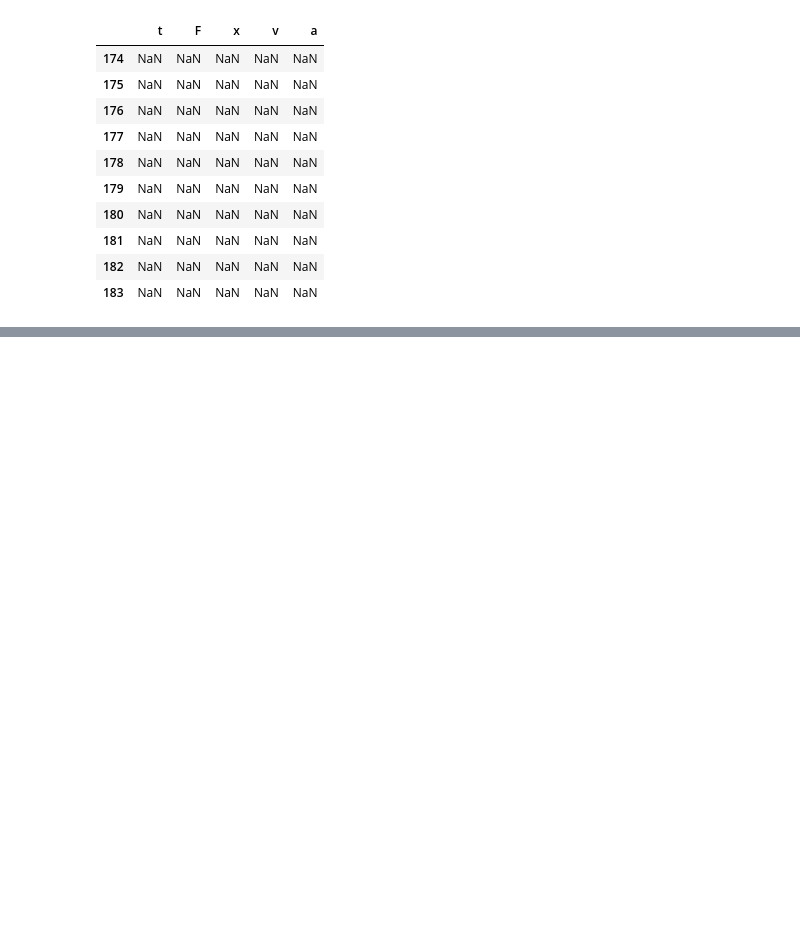
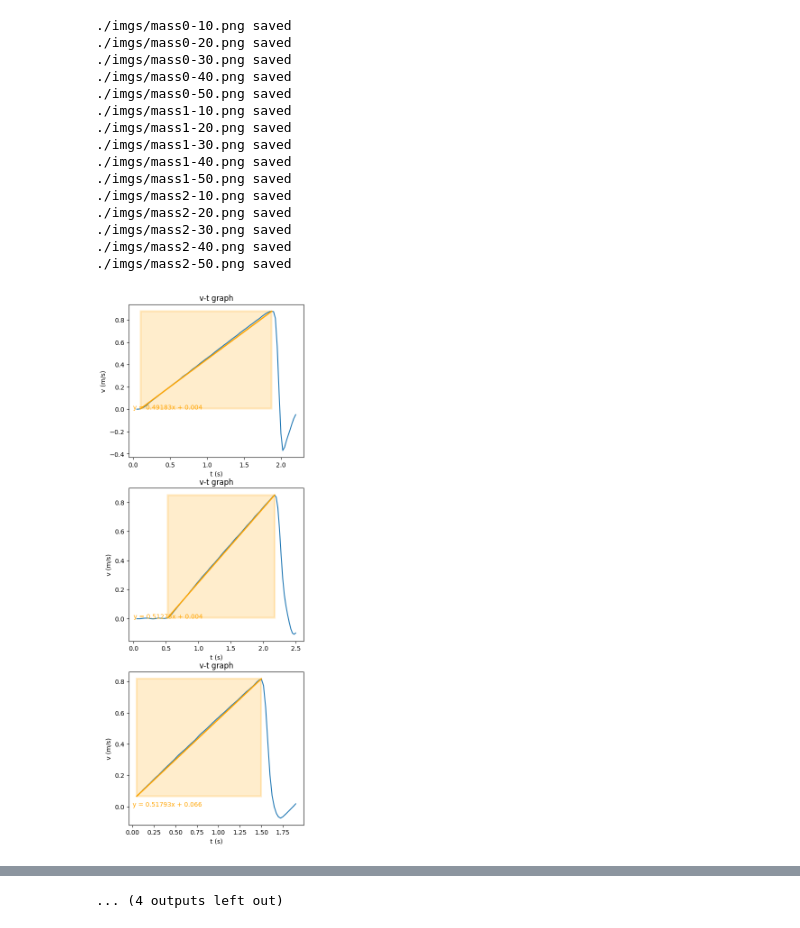
Before and after one commit to gsa-projects/physics-experiment, a Jupyter notebook: 1. 뉴턴 2법칙/데이터 분석.ipynb, the cells around one changed output, grey strips where cells are left out. Saved outputs shown, nothing was run; the diff lists cells and outputs as text; code cells hidden in the pictures; blank space fills up the shorter version.

```diff
--- a/1. 뉴턴 2법칙/데이터 분석.ipynb
+++ b/1. 뉴턴 2법칙/데이터 분석.ipynb
@@ -7,4 +10 @@ from dataclasses import dataclass, field
 import re
-# %%
-data = pd.read_csv('./저장된 데이터.csv')
-data.head()
@@ -63,25 +10,0 @@ class Runs:
-# %%
-runs = Runs('./저장된 데이터.csv')
-# plt.plot(runs[1].t, runs[1].v)
-r1 = pd.DataFrame({
-    't': runs[1].t,
-    'F': runs[1].F,
-    'x': runs[1].x,
-    'v': runs[1].v,
-    'a': runs[1].a
-})
-
-# 일시랑 net 어쩌구에는 nan이 없어서 제거가 안됨
-r1.tail(n=10)
-# %% [output]
-|  | t | F | x | v | a |
-| 174 | NaN | NaN | NaN | NaN | NaN |
-| 175 | NaN | NaN | NaN | NaN | NaN |
-| 176 | NaN | NaN | NaN | NaN | NaN |
-| 177 | NaN | NaN | NaN | NaN | NaN |
-| 178 | NaN | NaN | NaN | NaN | NaN |
-| 179 | NaN | NaN | NaN | NaN | NaN |
-| 180 | NaN | NaN | NaN | NaN | NaN |
-| 181 | NaN | NaN | NaN | NaN | NaN |
-| 182 | NaN | NaN | NaN | NaN | NaN |
-| 183 | NaN | NaN | NaN | NaN | NaN |
@@ -87,0 +161,48 @@ r1.tail(n=10)
+# %%
+runs = Runs('./저장된 데이터.csv')
+
+def get(runs, massbar=0, weight=0):
+    map_list = [
+        [(1, 2, 3),
+         (4, 5, 6),
+         (7, 8, 9),
+         (11, 12, 14),
+         (15, 16, 18)],
+        [(19, 20, 21),
+         (22, 23, 24),
+         (25, 26, 27),
+         (28, 29, 30),
+         (31, 32, 33)],
+        [(34, 35, 36),
+         (37, 38, 39),
+         (41, 42, 43),
+         (44, 45, 46),
+         (47, 48, 50)]
+    ]
+
+    return runs[map_list[massbar][weight // 10 - 1]]
+# %%
+plot = get(runs, massbar=2, weight=30)
+
+ret = pd.DataFrame(columns=['N', 'a'])
+for i in range(3):
+    for j in range(10, 60, 10):
+        tmp = get(runs, massbar=i, weight=j).analyze(massbar=i, weight=j)
+        ret = pd.concat([ret, tmp])
+# %% [output]
+./imgs/mass0-10.png saved
+./imgs/mass0-20.png saved
+./imgs/mass0-30.png saved
+./imgs/mass0-40.png saved
+./imgs/mass0-50.png saved
+./imgs/mass1-10.png saved
+./imgs/mass1-20.png saved
+./imgs/mass1-30.png saved
+./imgs/mass1-40.png saved
+./imgs/mass1-50.png saved
+./imgs/mass2-10.png saved
+./imgs/mass2-20.png saved
+./imgs/mass2-30.png saved
+./imgs/mass2-40.png saved
+./imgs/mass2-50.png saved
+[figure, added]
@@ -87,0 +219 @@ r1.tail(n=10)
+... (4 outputs left out)
```
Also changed, not shown: parts of 8 cells of this notebook, 25 other files.
